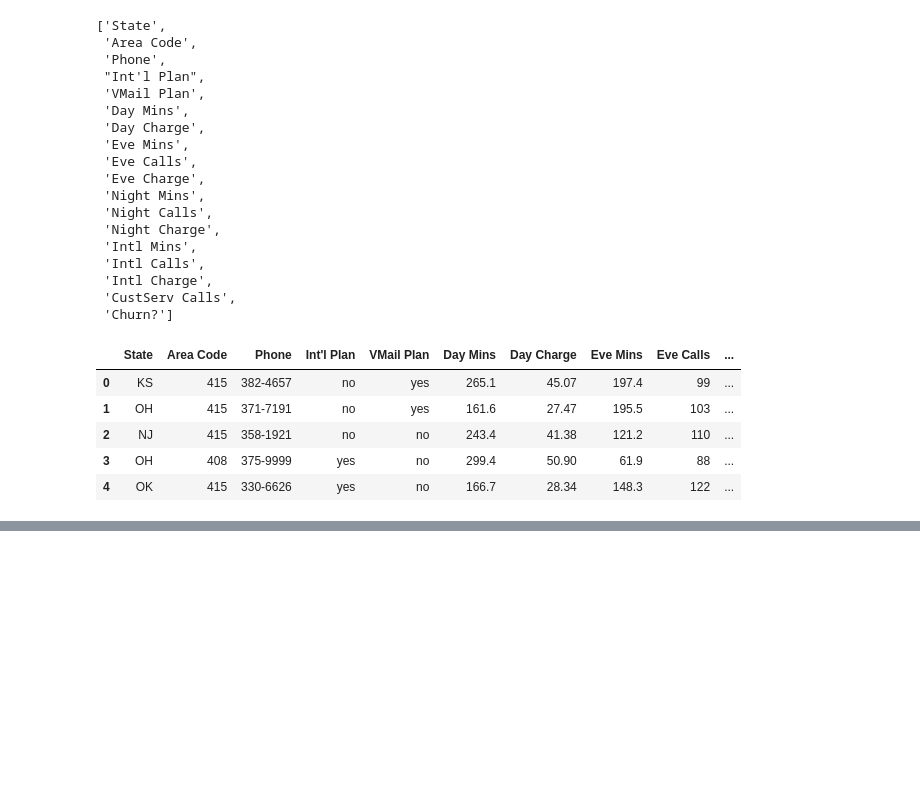
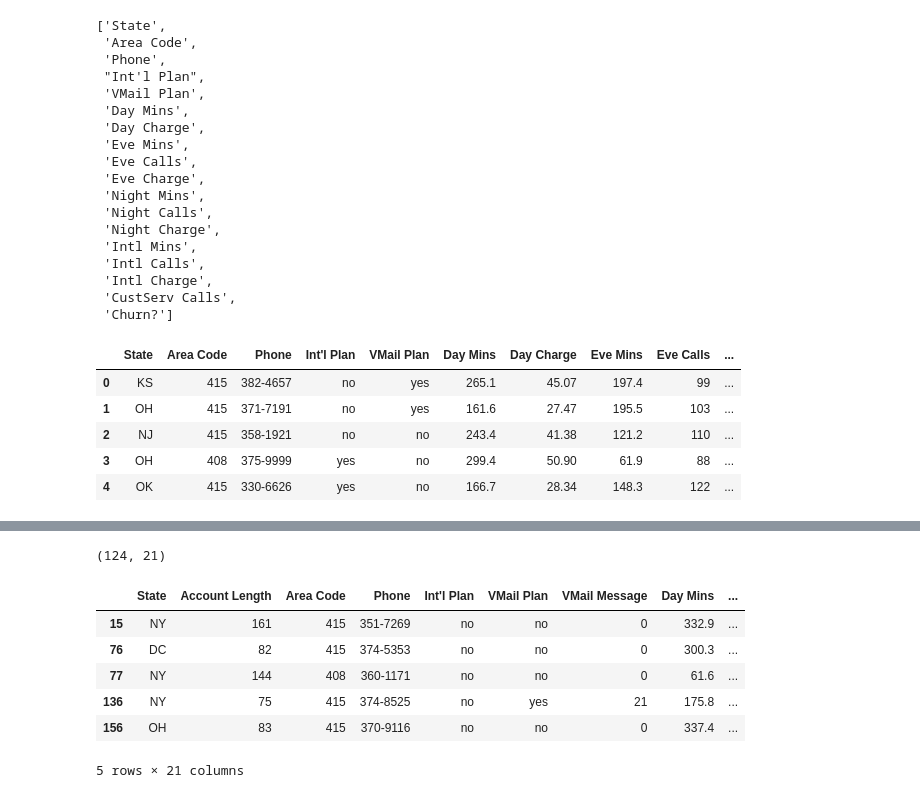
Before and after one commit to elugo00/machine-learning-python-course, a Jupyter notebook: notebooks/T2 - 1 - Data Cleaning - Data Wrangling.ipynb, the cells around one changed output, grey strips where cells are left out. Cells and saved outputs as stored; diff of their text form; code cells hidden in the pictures; blank space fills up the shorter version.

```diff
--- a/notebooks/T2 - 1 - Data Cleaning - Data Wrangling.ipynb
+++ b/notebooks/T2 - 1 - Data Cleaning - Data Wrangling.ipynb
@@ -119,0 +174,14 @@ subset.head()
+# %%
+# OR -> |
+data4 = data[(data["Day Mins"]> 300) | (data["State"]=="NY")]
+print(data4.shape)
+data4.head()
+# %% [output]
+(124, 21)
+|  | State | Account Length | Area Code | Phone | Int'l Plan | VMail Plan | VMail Message | Day Mins | ... |
+| 15 | NY | 161 | 415 | 351-7269 | no | no | 0 | 332.9 | ... |
+| 76 | DC | 82 | 415 | 374-5353 | no | no | 0 | 300.3 | ... |
+| 77 | NY | 144 | 408 | 360-1171 | no | no | 0 | 61.6 | ... |
+| 136 | NY | 75 | 415 | 374-8525 | no | yes | 21 | 175.8 | ... |
+| 156 | OH | 83 | 415 | 370-9116 | no | no | 0 | 337.4 | ... |
+5 rows × 21 columns
```
Also changed, not shown: parts of 6 cells of this notebook.
